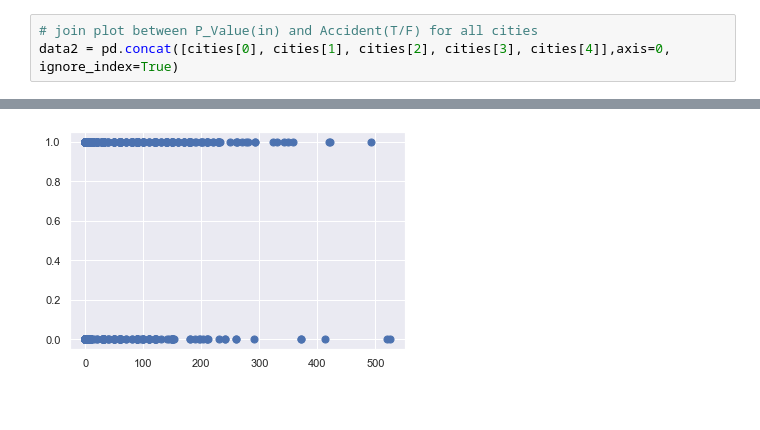
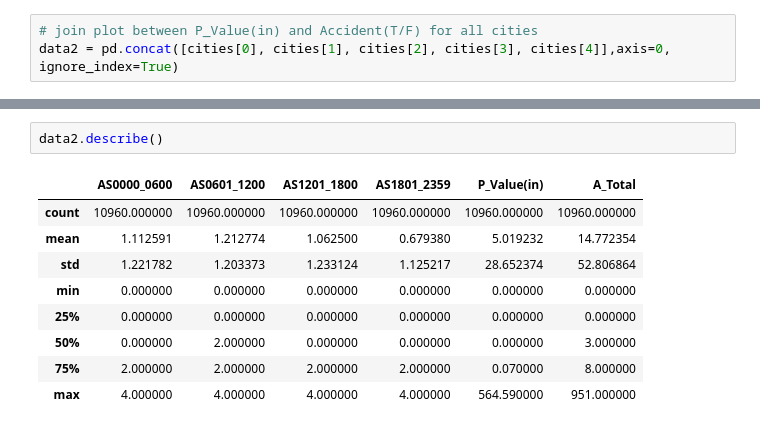
Before and after one commit to JarrelT/SC1015-Project-Ay2021, a Jupyter notebook: SC1015_Project.ipynb, the cells around one changed output, grey strips where cells are left out. Drawn from its saved outputs; the diff is of its cells as text; blank space fills up the shorter version.

```diff
--- a/SC1015_Project.ipynb
+++ b/SC1015_Project.ipynb
@@ -496,3 +496,12 @@ for depth in max_depth_range:
 # %%
+data2.describe()
 # %% [output]
-[figure, removed]
+|  | AS0000_0600 | AS0601_1200 | AS1201_1800 | AS1801_2359 | P_Value(in) | A_Total |
+| count | 10960.000000 | 10960.000000 | 10960.000000 | 10960.000000 | 10960.000000 | 10960.000000 |
+| mean | 1.112591 | 1.212774 | 1.062500 | 0.679380 | 5.019232 | 14.772354 |
+| std | 1.221782 | 1.203373 | 1.233124 | 1.125217 | 28.652374 | 52.806864 |
+| min | 0.000000 | 0.000000 | 0.000000 | 0.000000 | 0.000000 | 0.000000 |
+| 25% | 0.000000 | 0.000000 | 0.000000 | 0.000000 | 0.000000 | 0.000000 |
+| 50% | 0.000000 | 2.000000 | 0.000000 | 0.000000 | 0.000000 | 3.000000 |
+| 75% | 2.000000 | 2.000000 | 2.000000 | 2.000000 | 0.070000 | 8.000000 |
+| max | 4.000000 | 4.000000 | 4.000000 | 4.000000 | 564.590000 | 951.000000 |
```
Also changed, not shown: parts of 10 cells of this notebook.
